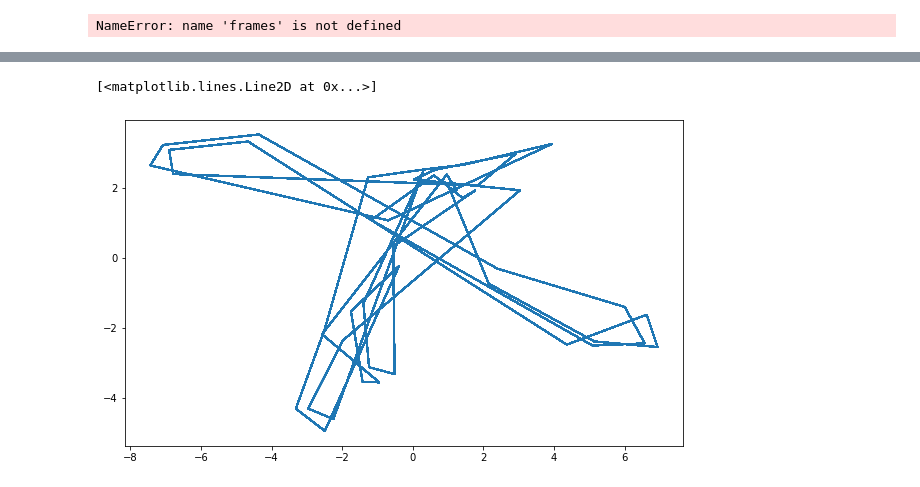
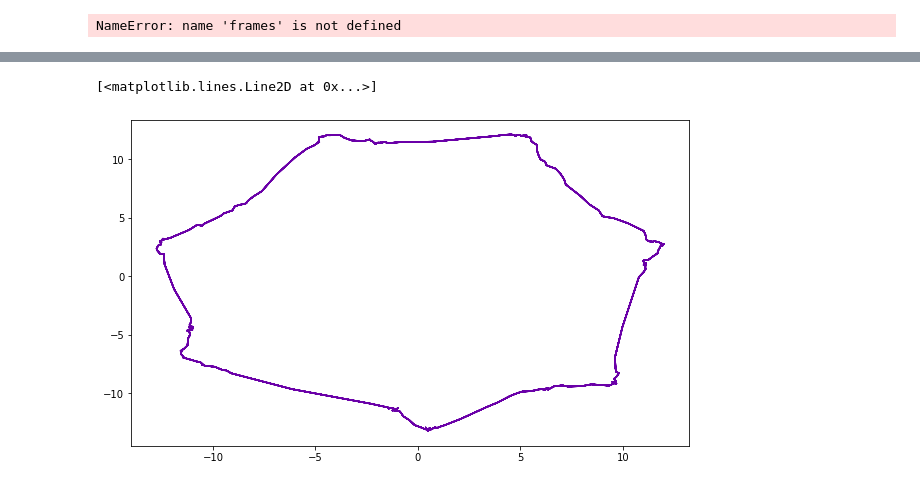
Before and after one commit to someoneinthecrowd/track-colloid-motion, a Jupyter notebook: analysis_data.ipynb, the cells around one changed output, grey strips where cells are left out. Saved outputs shown, nothing was run; the diff lists cells and outputs as text; code cells hidden in the pictures.

```diff
--- a/analysis_data.ipynb
+++ b/analysis_data.ipynb
@@ -41,6 +47,6 @@ PosixPath('/Users/yongdou/Downloads/track')
 # %%
 #frames=pims.Video('20d02.avi')
-d0=pd.read_csv("/Users/yongdou/Downloads/track/02062020/0d_4m.csv")
+d0=pd.read_csv("/Users/yongdou/Downloads/track/02082020/numerical702/0d0.5hz250fps.csv")
 # %%
 plt.imshow(frames[0])
 # %% [output]
@@ -80,5 +100,6 @@ set(d0["particle"])
 # %%
-particle1=d0[d0["particle"]==19]
+partilcenumber=8
+particle1=d0[d0["particle"]==partilcenumber]
 # %%
 fig, ax = plt.subplots()
 plt.plot(particle1['x']*mpp,particle1['y']*mpp)
@@ -88,6 +109,6 @@ ax.set_aspect('equal')
 # %%
-n=3
-period=48
+n=1
+
 fig, ax = plt.subplots()
 plt.plot(particle1['x'][period*n:period*(n+1)]*mpp,particle1['y'][period*n:period*(n+1)]*mpp)
 ax.set_aspect('equal')
@@ -105,14 +142,22 @@ from statsmodels.tsa.seasonal import seasonal_decompose
 # %%
 
 
-dates = np.arange(len(particle1['y'].values*mpp))
-data = particle1['y'].values*mpp
-df = pd.DataFrame({'data': data}, index=dates)
+dates = np.arange(len(particle1['x'].values*mpp))
+datay = particle1['y'].values*mpp
+datax = particle1['x'].values*mpp
+dfy = pd.DataFrame({'data': datay}, index=dates)
+dfx = pd.DataFrame({'data': datax}, index=dates)
 
 # Reproduce the example in OP
-result=seasonal_decompose(df, model='additive', freq=48)
-observe=result.observed
-seasony=result.seasonal
-tr=result.trend
-res=result.resid
-result.plot()
+resultx=seasonal_decompose(dfx, model='additive', freq=period)
+resulty=seasonal_decompose(dfy, model='additive', freq=period)
+####
+observex=resultx.observed
+seasonx=resultx.seasonal
+trendx=resultx.trend
+resx=resultx.resid
+#####
+observey=resulty.observed
+seasony=resulty.seasonal
+trendy=resulty.trend
+resy=resulty.resid
@@ -122,5 +178,5 @@ result.plot()
 # %%
-plt.plot(seasonx.values,seasony.values)
+plt.plot(seasonx.values,seasony.values,c=cm.plasma(0.2))
 # %% [output]
 [<matplotlib.lines.Line2D at 0x...>]
-[figure, old version]
+[figure, new version]
```
Also changed, not shown: parts of 12 cells of this notebook, 1 other file.
